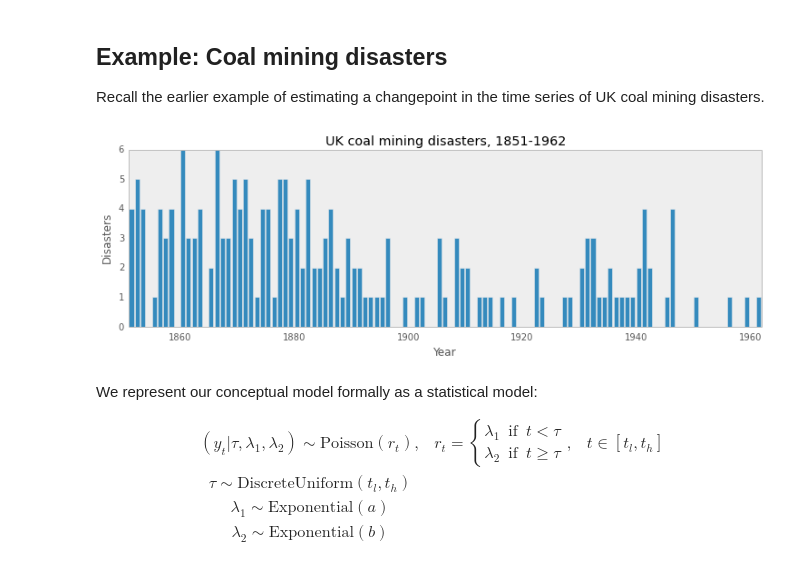
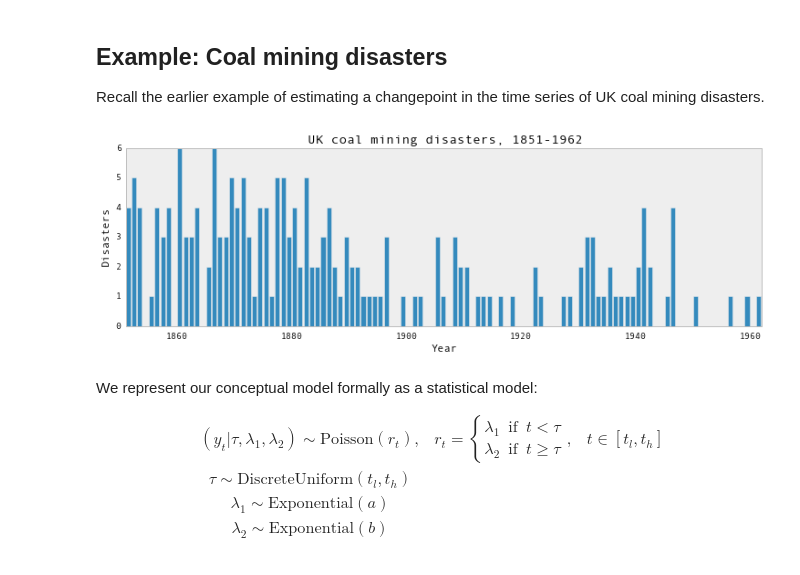
Before and after one commit to fonnesbeck/Bios8366, a Jupyter notebook: notebooks/Section4_3-Introduction-to-PyMC.ipynb, the cells around one changed output. Cells and saved outputs as stored; diff of their text form; code cells hidden in the pictures.

```diff
--- a/notebooks/Section4_3-Introduction-to-PyMC.ipynb
+++ b/notebooks/Section4_3-Introduction-to-PyMC.ipynb
@@ -65,16 +66,19 @@ Plotting beta1
 
 Recall the earlier example of estimating a changepoint in the time series of UK coal mining disasters.
 # %%
-figsize(12.5, 3.5)
 from pymc.examples.disaster_model import disasters_array
+import matplotlib.pyplot as plt
+
 n_count_data = len(disasters_array)
+
+plt.figure(figsize=(12.5, 3.5))
 plt.bar(np.arange(1851, 1962), disasters_array, color="#348ABD")
 plt.xlabel("Year")
 plt.ylabel("Disasters")
 plt.title("UK coal mining disasters, 1851-1962")
 plt.xlim(1851, 1962);
 # %% [output]
-[figure, old version]
+[figure, new version]
 # %% [markdown]
 We represent our conceptual model formally as a statistical model:
 
```
Also changed, not shown: parts of 23 cells of this notebook.
